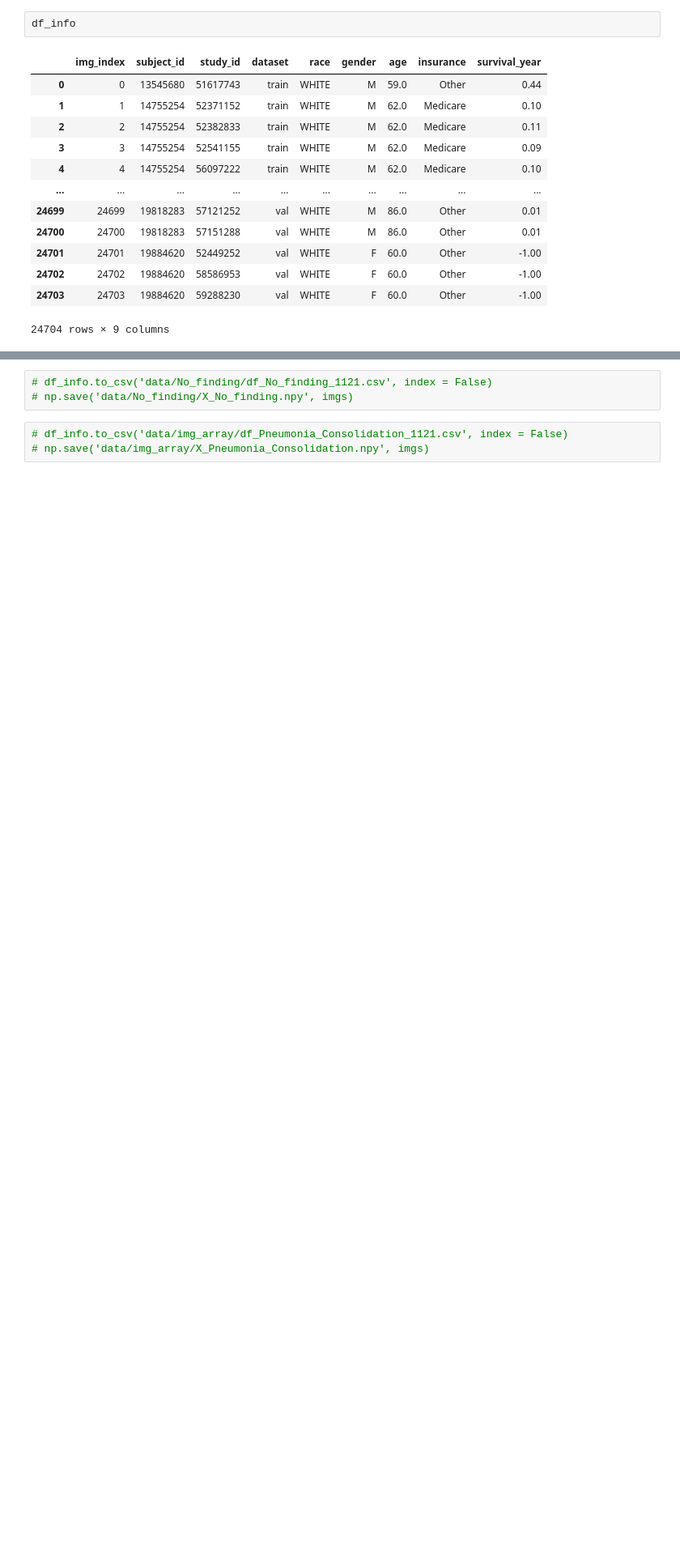
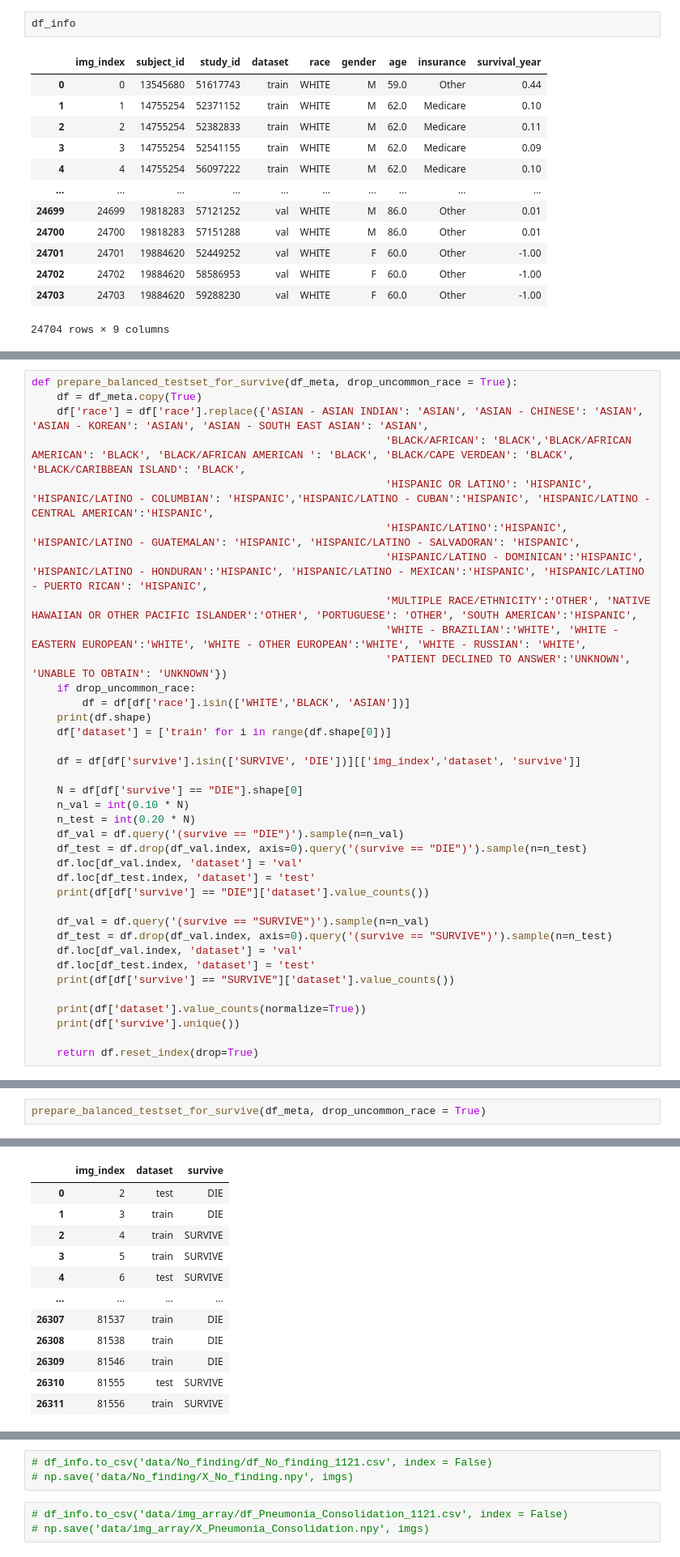
Before and after one commit to Anthonyma0706/CXR_MIMIC_CV, a Jupyter notebook: data_processing.ipynb, the cells around one changed output, grey strips where cells are left out. Shown at 81% size. Drawn from its saved outputs; the diff is of its cells as text; blank space fills up the shorter version.

```diff
--- a/data_processing.ipynb
+++ b/data_processing.ipynb
@@ -181,0 +319,37 @@ if edit_survival_data:
+# %%
+def prepare_balanced_testset_for_survive(df_meta, drop_uncommon_race = True):
+    df = df_meta.copy(True)
+    df['race'] = df['race'].replace({'ASIAN - ASIAN INDIAN': 'ASIAN', 'ASIAN - CHINESE': 'ASIAN', 'ASIAN - KOREAN': 'ASIAN', 'ASIAN - SOUTH EAST ASIAN': 'ASIAN',
+                                                        'BLACK/AFRICAN': 'BLACK','BLACK/AFRICAN AMERICAN': 'BLACK', 'BLACK/AFRICAN AMERICAN ': 'BLACK', 'BLACK/CAPE VERDEAN': 'BLACK', 'BLACK/CARIBBEAN ISLAND': 'BLACK',
+                                                        'HISPANIC OR LATINO': 'HISPANIC', 'HISPANIC/LATINO - COLUMBIAN': 'HISPANIC','HISPANIC/LATINO - CUBAN':'HISPANIC', 'HISPANIC/LATINO - CENTRAL AMERICAN':'HISPANIC',
+                                                        'HISPANIC/LATINO':'HISPANIC', 'HISPANIC/LATINO - GUATEMALAN': 'HISPANIC', 'HISPANIC/LATINO - SALVADORAN': 'HISPANIC',
+                                                        'HISPANIC/LATINO - DOMINICAN':'HISPANIC', 'HISPANIC/LATINO - HONDURAN':'HISPANIC', 'HISPANIC/LATINO - MEXICAN':'HISPANIC', 'HISPANIC/LATINO - PUERTO RICAN': 'HISPANIC',
+                                                        'MULTIPLE RACE/ETHNICITY':'OTHER', 'NATIVE HAWAIIAN OR OTHER PACIFIC ISLANDER':'OTHER', 'PORTUGUESE': 'OTHER', 'SOUTH AMERICAN':'HISPANIC',
+                                                        'WHITE - BRAZILIAN':'WHITE', 'WHITE - EASTERN EUROPEAN':'WHITE', 'WHITE - OTHER EUROPEAN':'WHITE', 'WHITE - RUSSIAN': 'WHITE',
+                                                        'PATIENT DECLINED TO ANSWER':'UNKNOWN', 'UNABLE TO OBTAIN': 'UNKNOWN'})
+    if drop_uncommon_race:
+        df = df[df['race'].isin(['WHITE','BLACK', 'ASIAN'])]
+    print(df.shape)
+    df['dataset'] = ['train' for i in range(df.shape[0])]
+
+    df = df[df['survive'].isin(['SURVIVE', 'DIE'])][['img_index','dataset', 'survive']]
+
+    N = df[df['survive'] == "DIE"].shape[0]
+    n_val = int(0.10 * N)
+    n_test = int(0.20 * N)
+    df_val = df.query('(survive == "DIE")').sample(n=n_val)
+    df_test = df.drop(df_val.index, axis=0).query('(survive == "DIE")').sample(n=n_test)
+    df.loc[df_val.index, 'dataset'] = 'val'
+    df.loc[df_test.index, 'dataset'] = 'test'
+    print(df[df['survive'] == "DIE"]['dataset'].value_counts())
+
+    df_val = df.query('(survive == "SURVIVE")').sample(n=n_val)
+    df_test = df.drop(df_val.index, axis=0).query('(survive == "SURVIVE")').sample(n=n_test)
+    df.loc[df_val.index, 'dataset'] = 'val'
+    df.loc[df_test.index, 'dataset'] = 'test'
+    print(df[df['survive'] == "SURVIVE"]['dataset'].value_counts())
+
+    print(df['dataset'].value_counts(normalize=True))
+    print(df['survive'].unique())
+
+    return df.reset_index(drop=True)
@@ -181,0 +362,3 @@ if edit_survival_data:
+# %%
+prepare_balanced_testset_for_survive(df_meta, drop_uncommon_race = True)
+# %% [output]
@@ -181,0 +379,12 @@ if edit_survival_data:
+|  | img_index | dataset | survive |
+| 0 | 2 | test | DIE |
+| 1 | 3 | train | DIE |
+| 2 | 4 | train | SURVIVE |
+| 3 | 5 | train | SURVIVE |
+| 4 | 6 | test | SURVIVE |
+| ... | ... | ... | ... |
+| 26307 | 81537 | train | DIE |
+| 26308 | 81538 | train | DIE |
+| 26309 | 81546 | train | DIE |
+| 26310 | 81555 | test | SURVIVE |
+| 26311 | 81556 | train | SURVIVE |
```
Also changed, not shown: parts of 53 cells of this notebook, 2 other files.
